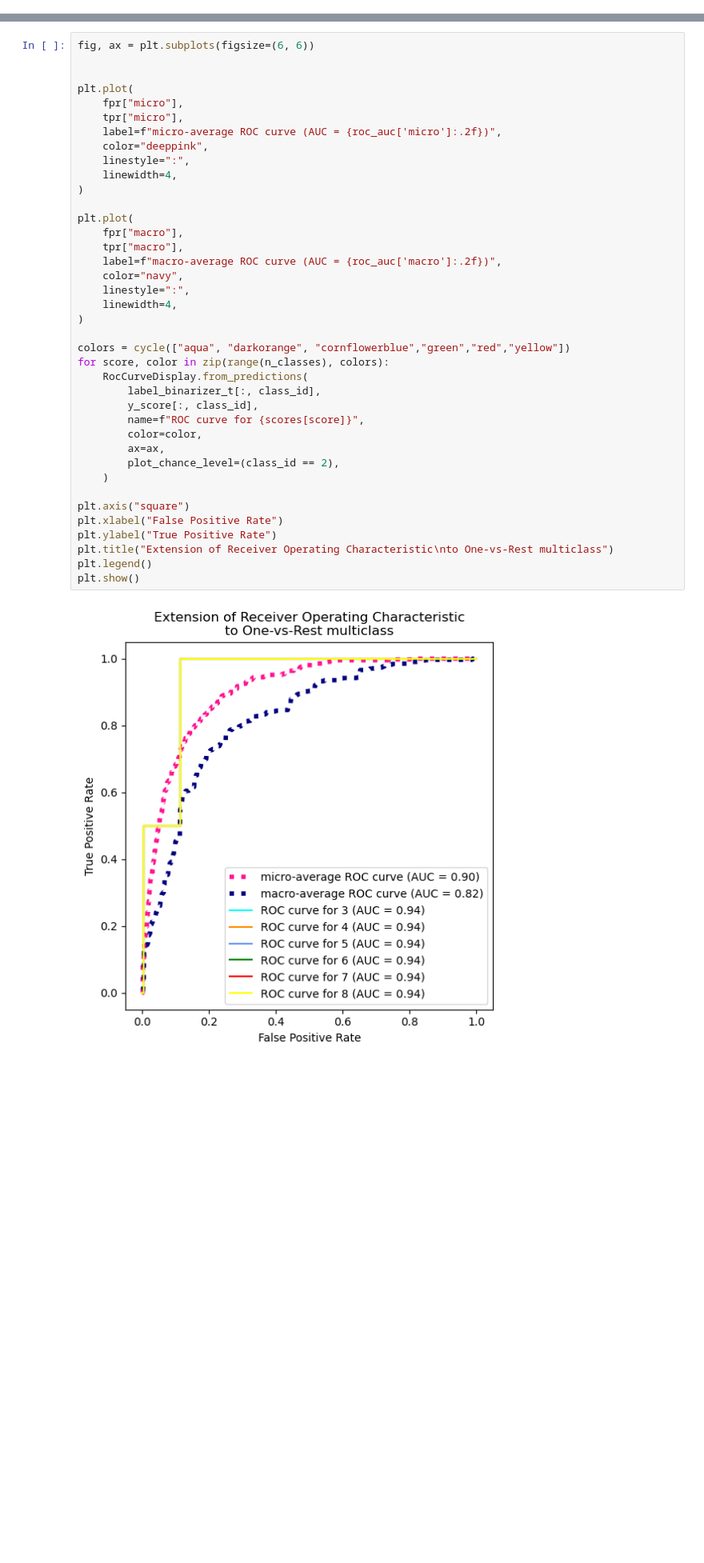
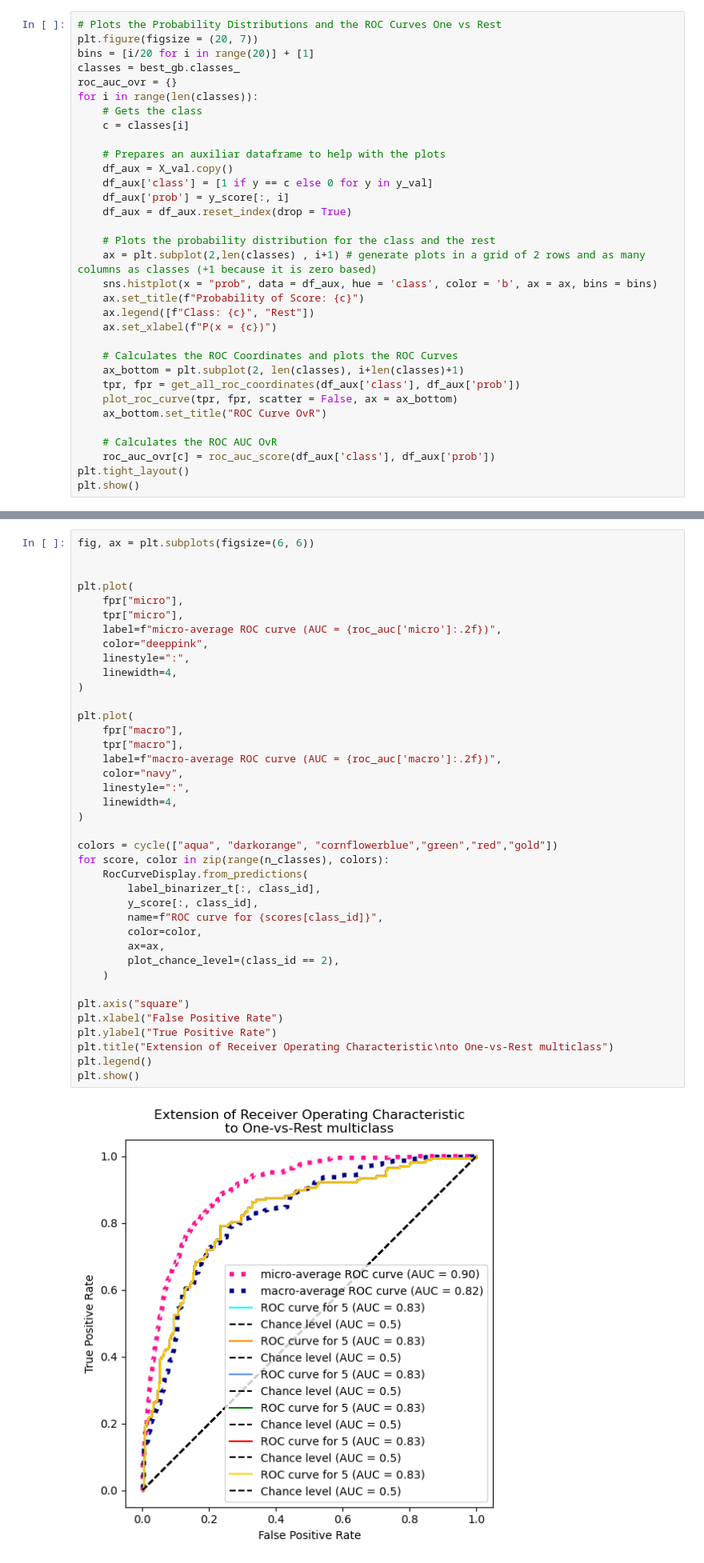
Before and after one commit to Nicholas-Simpson/Project-4, a Jupyter notebook: gradient_boost/notebooks/grad_boost_classifier_roc_plots.ipynb, the cells around one changed output, grey strips where cells are left out. Shown: that part at 80% size. Drawn from its saved outputs; the diff is of its cells as text; blank space fills up the shorter version.

Commit message:
update roc curve -mrn

```diff
--- a/gradient_boost/notebooks/grad_boost_classifier_roc_plots.ipynb
+++ b/gradient_boost/notebooks/grad_boost_classifier_roc_plots.ipynb
@@ -186,0 +272,33 @@ Using the model results above, generate area under the curve (AUC) ROC charts wi
+# %%
+# Plots the Probability Distributions and the ROC Curves One vs Rest
+plt.figure(figsize = (20, 7))
+bins = [i/20 for i in range(20)] + [1]
+classes = best_gb.classes_
+roc_auc_ovr = {}
+for i in range(len(classes)):
+    # Gets the class
+    c = classes[i]
+
+    # Prepares an auxiliar dataframe to help with the plots
+    df_aux = X_val.copy()
+    df_aux['class'] = [1 if y == c else 0 for y in y_val]
+    df_aux['prob'] = y_score[:, i]
+    df_aux = df_aux.reset_index(drop = True)
+
+    # Plots the probability distribution for the class and the rest
+    ax = plt.subplot(2,len(classes) , i+1) # generate plots in a grid of 2 rows and as many columns as classes (+1 because it is zero based)
+    sns.histplot(x = "prob", data = df_aux, hue = 'class', color = 'b', ax = ax, bins = bins)
+    ax.set_title(f"Probability of Score: {c}")
+    ax.legend([f"Class: {c}", "Rest"])
+    ax.set_xlabel(f"P(x = {c})")
+
+    # Calculates the ROC Coordinates and plots the ROC Curves
+    ax_bottom = plt.subplot(2, len(classes), i+len(classes)+1)
+    tpr, fpr = get_all_roc_coordinates(df_aux['class'], df_aux['prob'])
+    plot_roc_curve(tpr, fpr, scatter = False, ax = ax_bottom)
+    ax_bottom.set_title("ROC Curve OvR")
+
+    # Calculates the ROC AUC OvR
+    roc_auc_ovr[c] = roc_auc_score(df_aux['class'], df_aux['prob'])
+plt.tight_layout()
+plt.show()
@@ -320,36 +471,36 @@ plt.plot(
     color="deeppink",
     linestyle=":",
     linewidth=4,
 )
 
 plt.plot(
     fpr["macro"],
     tpr["macro"],
     label=f"macro-average ROC curve (AUC = {roc_auc['macro']:.2f})",
     color="navy",
     linestyle=":",
     linewidth=4,
 )
 
-colors = cycle(["aqua", "darkorange", "cornflowerblue","green","red","yellow"])
+colors = cycle(["aqua", "darkorange", "cornflowerblue","green","red","gold"])
 for score, color in zip(range(n_classes), colors):
     RocCurveDisplay.from_predictions(
         label_binarizer_t[:, class_id],
         y_score[:, class_id],
-        name=f"ROC curve for {scores[score]}",
+        name=f"ROC curve for {scores[class_id]}",
         color=color,
         ax=ax,
         plot_chance_level=(class_id == 2),
     )
 
 plt.axis("square")
 plt.xlabel("False Positive Rate")
 plt.ylabel("True Positive Rate")
 plt.title("Extension of Receiver Operating Characteristic\nto One-vs-Rest multiclass")
 plt.legend()
 plt.show()
 # %% [output]
-[figure, old version]
+[figure, new version]
 # %%
 from sklearn.datasets import load_iris
 iris = load_iris()
```
Also changed, not shown: parts of 16 cells of this notebook.
